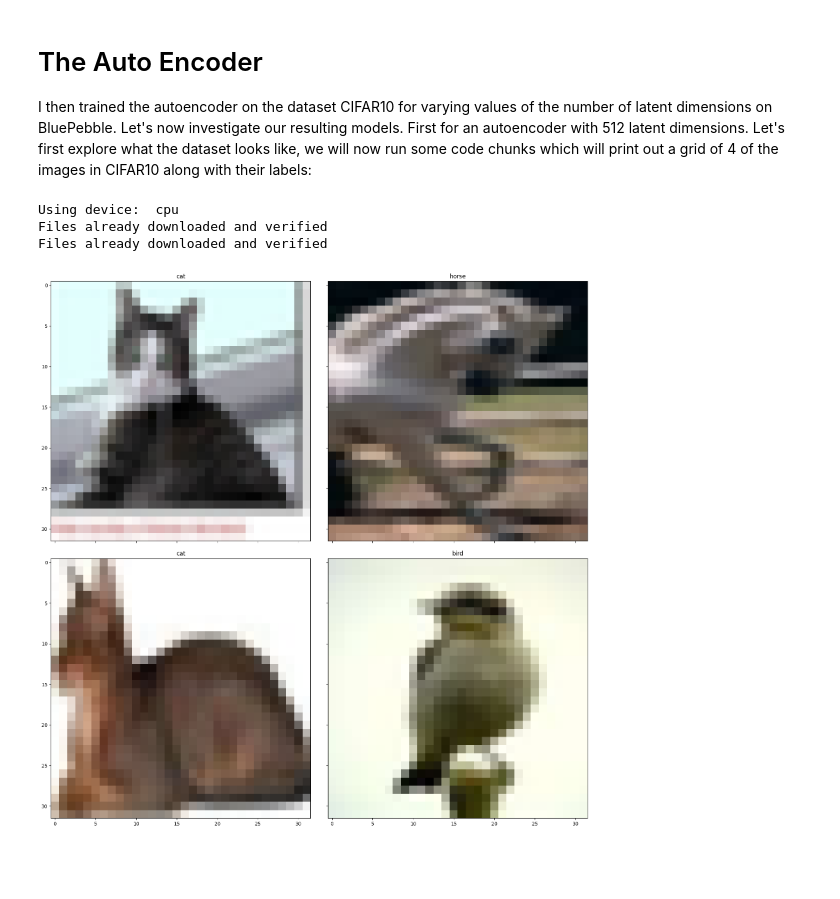
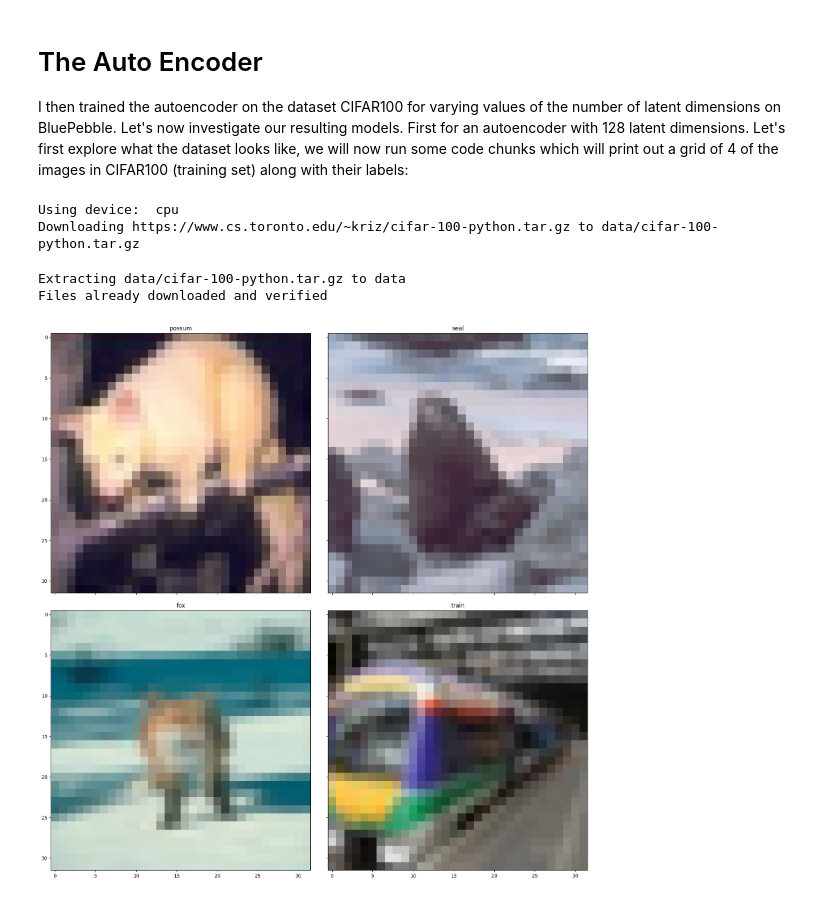
Before and after one commit to h-0-0/compass_yr1, a Jupyter notebook: SC2/portfolio_8/portfolio_8.ipynb, the cells around one changed output. Drawn from its saved outputs; the diff is of its cells as text; code cells hidden in the pictures; blank space fills up the shorter version.

```diff
--- a/SC2/portfolio_8/portfolio_8.ipynb
+++ b/SC2/portfolio_8/portfolio_8.ipynb
@@ -2,7 +2,7 @@
 # The Auto Encoder
 <!-- TODO: Give some info about what an autoencoder is and why its usefull -->
 <!-- TODO: add and explain code for how to create and autoencoder, also describe how we used lightning to speed up on SLURM -->
-I then trained the autoencoder on the dataset CIFAR10 for varying values of the number of latent dimensions on BluePebble. Let's now investigate our resulting models. First for an autoencoder with 512 latent dimensions. Let's first explore what the dataset looks like, we will now run some code chunks which will print out a grid of 4 of the images in CIFAR10 along with their labels:
+I then trained the autoencoder on the dataset CIFAR100 for varying values of the number of latent dimensions on BluePebble. Let's now investigate our resulting models. First for an autoencoder with 128 latent dimensions. Let's first explore what the dataset looks like, we will now run some code chunks which will print out a grid of 4 of the images in CIFAR100 (training set) along with their labels:
 # %%
 # Do some imports from libraries and custom python scripts
 import data
@@ -17,10 +17,11 @@ device = "cuda" if cuda.is_available() else "cpu"
 print("Using device: ", device)
 
 # Create the training and testing dataloaders and extract some images and their labels from the training set and test set
-training_loader, test_loader = data.get_data_loader("CIFAR10", 64, device)
+training_loader, test_loader = data.get_data_loader("CIFAR100", 64, device)
 train_images, train_targets = next(iter(training_loader))
 test_images, test_targets = next(iter(test_loader))
 # %% [output]
 Using device:  cpu
-Files already downloaded and verified
-Files already downloaded and verified
+Downloading https://www.cs.toronto.edu/~kriz/cifar-100-python.tar.gz to data/cifar-100-python.tar.gz
+Extracting data/cifar-100-python.tar.gz to data
+Files already downloaded and verified
@@ -38,17 +28,55 @@ def cifar10_label(target):
+# %%
+# We will now create a function which given the targets will return the corresponding labels
+def cifar10_label(target):
+    """
+    Returns the label for a given target value in the CIFAR10 dataset.
+    """
+    cifar10_labels = [
+        'airplane', 'automobile', 'bird', 'cat', 'deer',
+        'dog', 'frog', 'horse', 'ship', 'truck'
+    ]
+    return [cifar10_labels[t] for t in target]
+
+def cifar100_label(target):
+    """
+    Returns the label for a given target value in the CIFAR100 dataset.
+    """
+    cifar100_labels = [
+        'apple', 'aquarium_fish', 'baby', 'bear', 'beaver',
+        'bed', 'bee', 'beetle', 'bicycle', 'bottle', 'bowl',
+        'boy', 'bridge', 'bus', 'butterfly', 'camel', 'can',
+        'castle', 'caterpillar', 'cattle', 'chair', 'chimpanzee',
+        'clock', 'cloud', 'cockroach', 'couch', 'crab', 'crocodile',
+        'cup', 'dinosaur', 'dolphin', 'elephant', 'flatfish',
+        'forest', 'fox', 'girl', 'hamster', 'house', 'kangaroo',
+        'keyboard', 'lamp', 'lawn_mower', 'leopard', 'lion',
+        'lizard', 'lobster', 'man', 'maple_tree', 'motorcycle',
+        'mountain', 'mouse', 'mushroom', 'oak_tree', 'orange',
+        'orchid', 'otter', 'palm_tree', 'pear', 'pickup_truck',
+        'pine_tree', 'plain', 'plate', 'poppy', 'porcupine',
+        'possum', 'rabbit', 'raccoon', 'ray', 'road', 'rocket',
+        'rose', 'sea', 'seal', 'shark', 'shrew', 'skunk', 'skyscraper',
+        'snail', 'snake', 'spider', 'squirrel', 'streetcar', 'sunflower',
+        'sweet_pepper', 'table', 'tank', 'telephone', 'television',
+        'tiger', 'tractor', 'train', 'trout', 'tulip', 'turtle',
+        'wardrobe', 'whale', 'willow_tree', 'wolf', 'woman',
+        'worm'
+    ]
+    return [cifar100_labels[t] for t in target]
 # %%
 # Let's now print the image grid
 from mpl_toolkits.axes_grid1 import ImageGrid
 
 fig = plt.figure(figsize=(20., 20.))
 grid = ImageGrid(fig, 111,
                  nrows_ncols=(2, 2),  # creates 2x2 grid of axes
                  axes_pad=0.5,  # pad between axes
                  )
-labels = cifar10_label(train_targets[:4])
+labels = cifar100_label(train_targets[:4])
 for i, (ax, im) in enumerate(zip(grid, train_images[:4])):
     ax.imshow(np.transpose(im.numpy(), (1, 2, 0)))
     ax.set_title('{0}'.format(labels[i]))
 
 plt.show()
 # %% [output]
-[figure, old version]
+[figure, new version]
```
Also changed, not shown: parts of 25 cells of this notebook.
